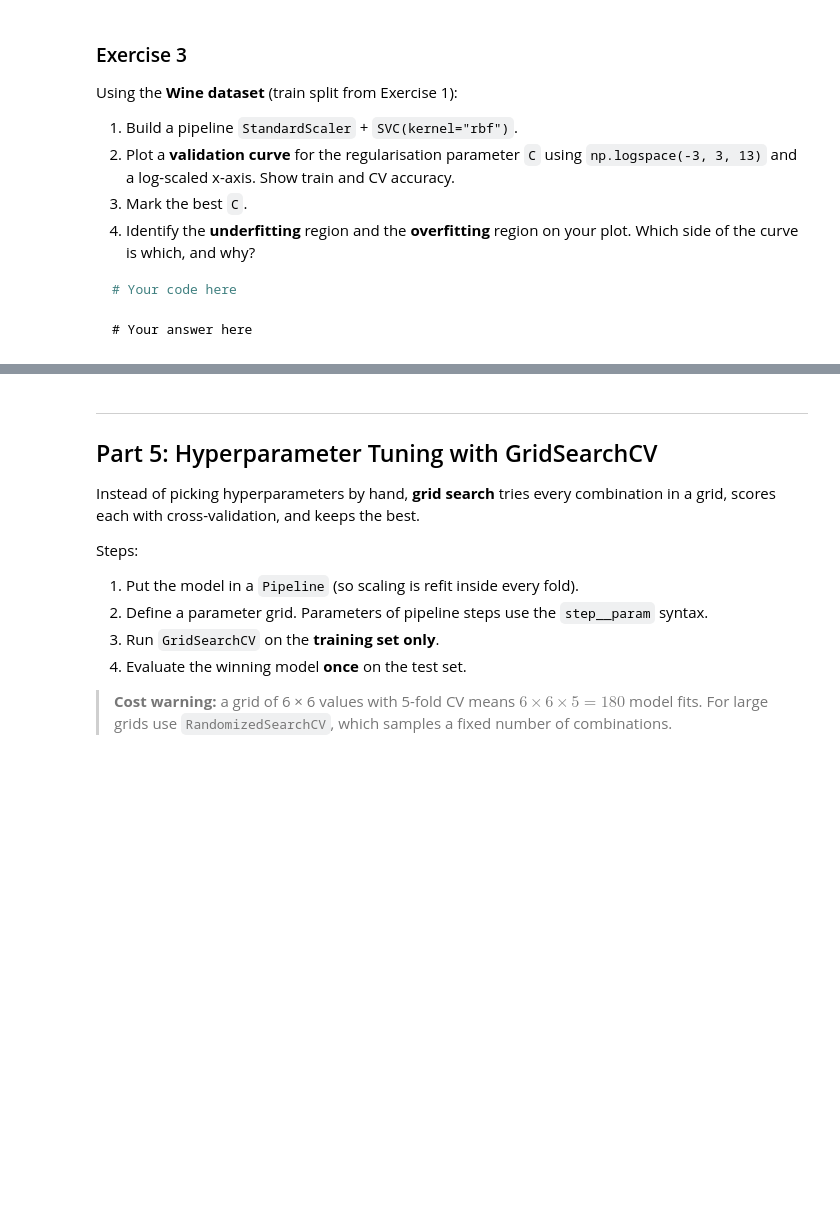
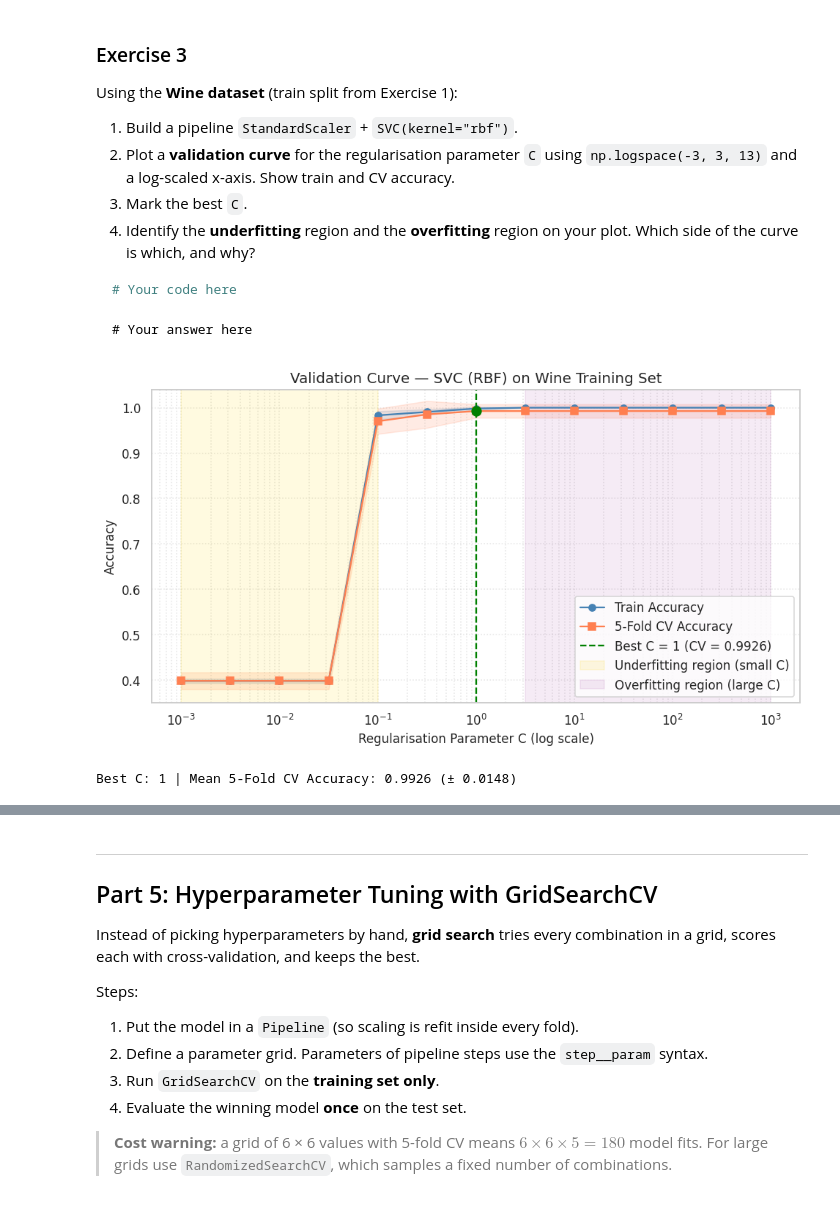
Before and after one commit to sahibshakhayev/IntroToDS, a Jupyter notebook: Solved/LB_W7.ipynb, the cells around one changed output, grey strips where cells are left out. Saved outputs shown, nothing was run; the diff lists cells and outputs as text; code cells hidden in the pictures; blank space fills up the shorter version.

````diff
--- a/Solved/LB_W7.ipynb
+++ b/Solved/LB_W7.ipynb
@@ -679,3 +747,62 @@ Using the **Wine dataset** (train split from Exercise 1):
 ```
 # Your answer here
 ```
+# %%
+from sklearn.model_selection import validation_curve
+
+# 1. Build the StandardScaler + SVC(kernel="rbf") pipeline
+svc_pipe = Pipeline([
+    ("scaler", StandardScaler()),
+    ("clf", SVC(kernel="rbf", random_state=42)),
+])
+
+# 2. Compute validation curve over C = np.logspace(-3, 3, 13) using 5-fold stratified CV
+C_range = np.logspace(-3, 3, 13)
+train_scores, val_scores = validation_curve(
+    svc_pipe,
+    X_w_train,
+    y_w_train,
+    param_name="clf__C",
+    param_range=C_range,
+    cv=cv,
+    scoring="accuracy",
+)
+
+train_mean, train_std = train_scores.mean(axis=1), train_scores.std(axis=1)
+val_mean, val_std = val_scores.mean(axis=1), val_scores.std(axis=1)
+
+# 3. Identify the best C (first C achieving the highest mean CV accuracy)
+best_idx = np.argmax(val_mean)
+best_C = C_range[best_idx]
+best_cv = val_mean[best_idx]
+
+# Plot validation curve with a log-scaled x-axis
+fig, ax = plt.subplots(figsize=(9, 5))
+
+ax.semilogx(C_range, train_mean, "o-", color="steelblue", label="Train Accuracy")
+ax.fill_between(C_range, train_mean - train_std, train_mean + train_std, color="steelblue", alpha=0.15)
+
+ax.semilogx(C_range, val_mean, "s-", color="coral", label="5-Fold CV Accuracy")
+ax.fill_between(C_range, val_mean - val_std, val_mean + val_std, color="coral", alpha=0.15)
+
+# Mark the best C and shade underfitting / overfitting regions
+ax.axvline(best_C, color="green", linestyle="--", linewidth=1.5,
+           label=f"Best C = {best_C:g} (CV = {best_cv:.4f})")
+ax.scatter([best_C], [best_cv], color="green", zorder=5, s=70)
+
+ax.axvspan(C_range[0], 0.1, color="gold", alpha=0.12, label="Underfitting region (small C)")
+ax.axvspan(3.16, C_range[-1], color="purple", alpha=0.08, label="Overfitting region (large C)")
+
+ax.set_xlabel("Regularisation Parameter C (log scale)")
+ax.set_ylabel("Accuracy")
+ax.set_title("Validation Curve — SVC (RBF) on Wine Training Set")
+ax.set_ylim(0.35, 1.04)
+ax.grid(True, which="both", linestyle=":", alpha=0.5)
+ax.legend(loc="lower right")
+plt.tight_layout()
+plt.show()
+
+print(f"Best C: {best_C:g} | Mean 5-Fold CV Accuracy: {best_cv:.4f} (± {val_std[best_idx]:.4f})")
+# %% [output]
+[figure, added]
+Best C: 1 | Mean 5-Fold CV Accuracy: 0.9926 (± 0.0148)
````
Also changed, not shown: parts of 3 cells of this notebook.
